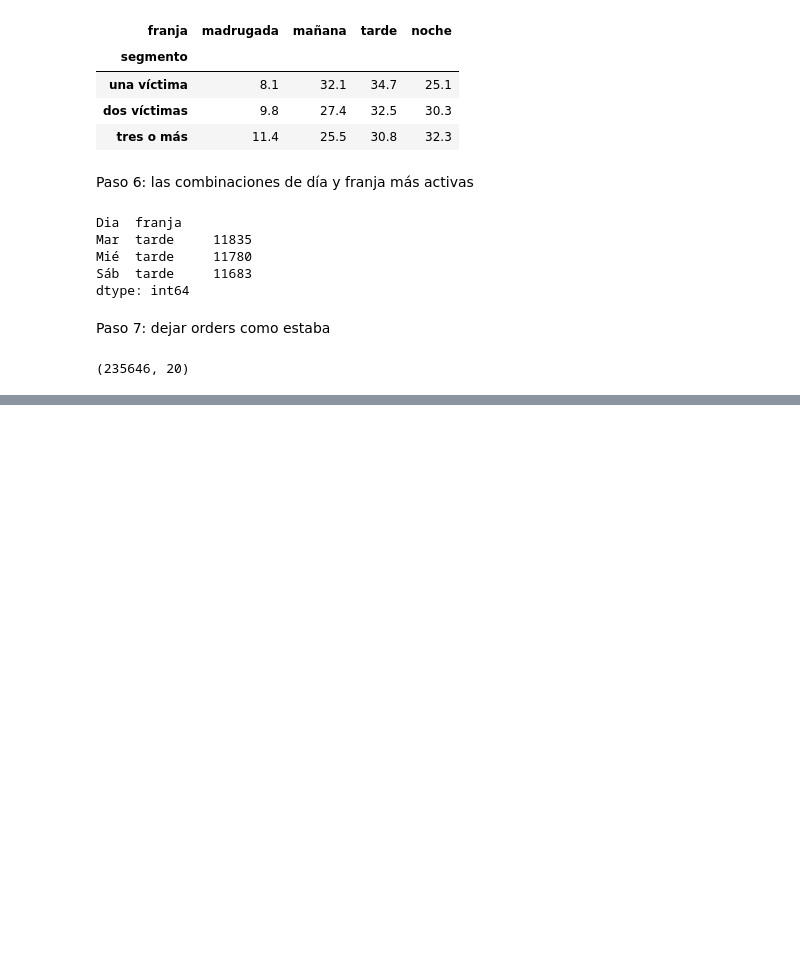
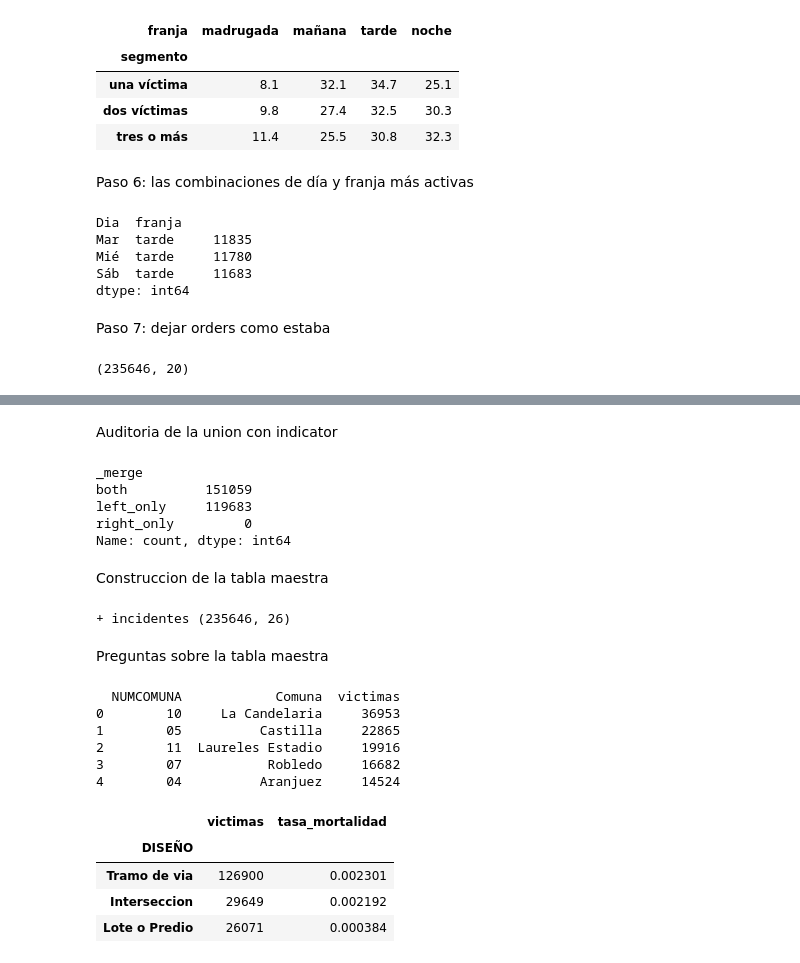
Before and after one commit to sjuandasat05-sudo/proyecto-ciencia-datos, a Jupyter notebook: notebooks/data_preparation.ipynb, the cells around one changed output, grey strips where cells are left out. Cells and saved outputs as stored; diff of their text form; code cells hidden in the pictures; blank space fills up the shorter version.

```diff
--- a/notebooks/data_preparation.ipynb
+++ b/notebooks/data_preparation.ipynb
@@ -597,0 +648,58 @@ print(victimas.shape)
+# %% [markdown]
+Auditoria de la union con indicator
+# %%
+auditoria = incidentes.merge(victimas[['Radicado']].drop_duplicates(),
+                             left_on='NRO_RADICADO', right_on='Radicado',
+                             how='left', indicator=True)
+auditoria['_merge'].value_counts()
+# %% [output]
+_merge
+both          151059
+left_only     119683
+right_only         0
+Name: count, dtype: int64
+# %% [markdown]
+Construccion de la tabla maestra
+# %%
+filas_inicio = len(victimas)
+
+# Llave: radicado + fecha (sin hora). Se convierten las dos fechas al mismo formato.
+incidentes['fecha'] = pd.to_datetime(incidentes['FECHA_ACCIDENTE'].str[:10], format='%d/%m/%Y')
+victimas['fecha'] = pd.to_datetime(victimas['Fecha_incidente'], format='%d/%m/%Y')
+
+columnas_accidente = ['NRO_RADICADO', 'fecha', 'GRAVEDAD_ACCIDENTE', 'DISEÑO', 'MES', 'AÑO']
+
+maestra = victimas.merge(incidentes[columnas_accidente],
+                         left_on=['Radicado', 'fecha'], right_on=['NRO_RADICADO', 'fecha'],
+                         how='left', validate='m:1')
+print('+ incidentes', maestra.shape)
+
+assert len(maestra) == filas_inicio
+# %% [output]
++ incidentes (235646, 26)
+# %% [markdown]
+Preguntas sobre la tabla maestra
+# %%
+top = (maestra.groupby(['NUMCOMUNA', 'Comuna']).size()
+              .nlargest(5).reset_index(name='victimas'))
+print(top)
+
+maestra['murio'] = maestra['Gravedad_victima'] == 'Muertos'
+
+por_diseno = (maestra.groupby('DISEÑO')
+                     .agg(victimas=('Radicado', 'size'),
+                          tasa_mortalidad=('murio', 'mean'))
+                     .sort_values('victimas', ascending=False))
+por_diseno.head(3)
+# %% [output]
+  NUMCOMUNA            Comuna  victimas
+0        10     La Candelaria     36953
+1        05          Castilla     22865
+2        11  Laureles Estadio     19916
+3        07           Robledo     16682
+4        04          Aranjuez     14524
+|  | victimas | tasa_mortalidad |
+| DISEÑO |  |  |
+| Tramo de via | 126900 | 0.002301 |
+| Interseccion | 29649 | 0.002192 |
+| Lote o Predio | 26071 | 0.000384 |
```
Also changed, not shown: parts of 25 cells of this notebook, 1 other file.
